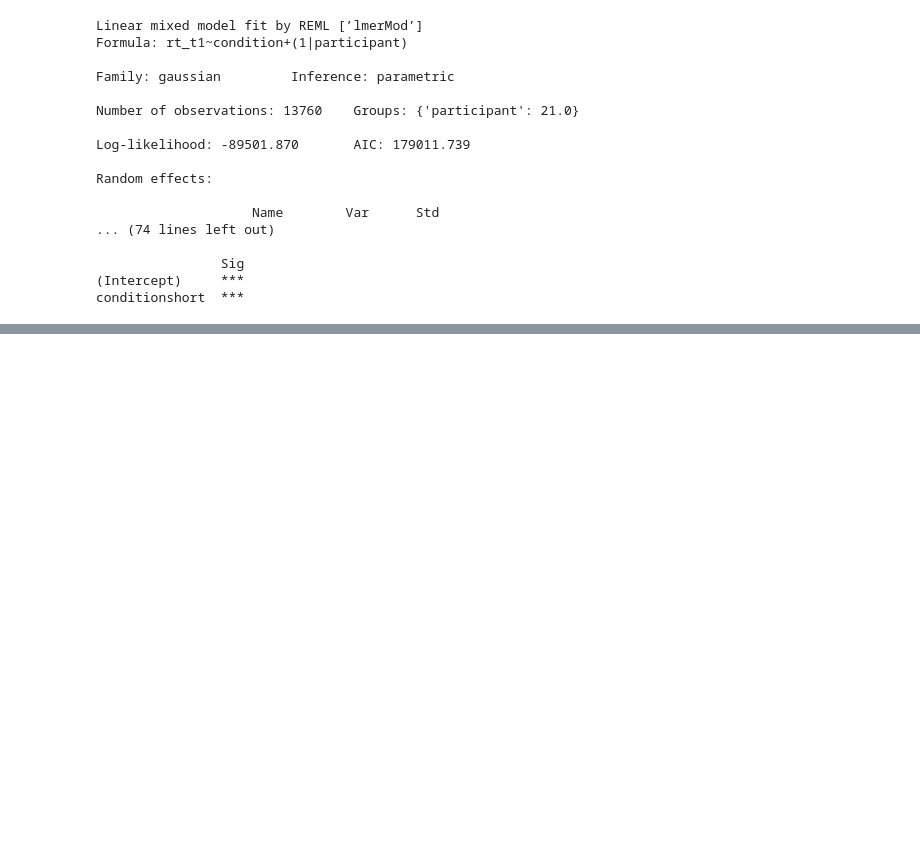
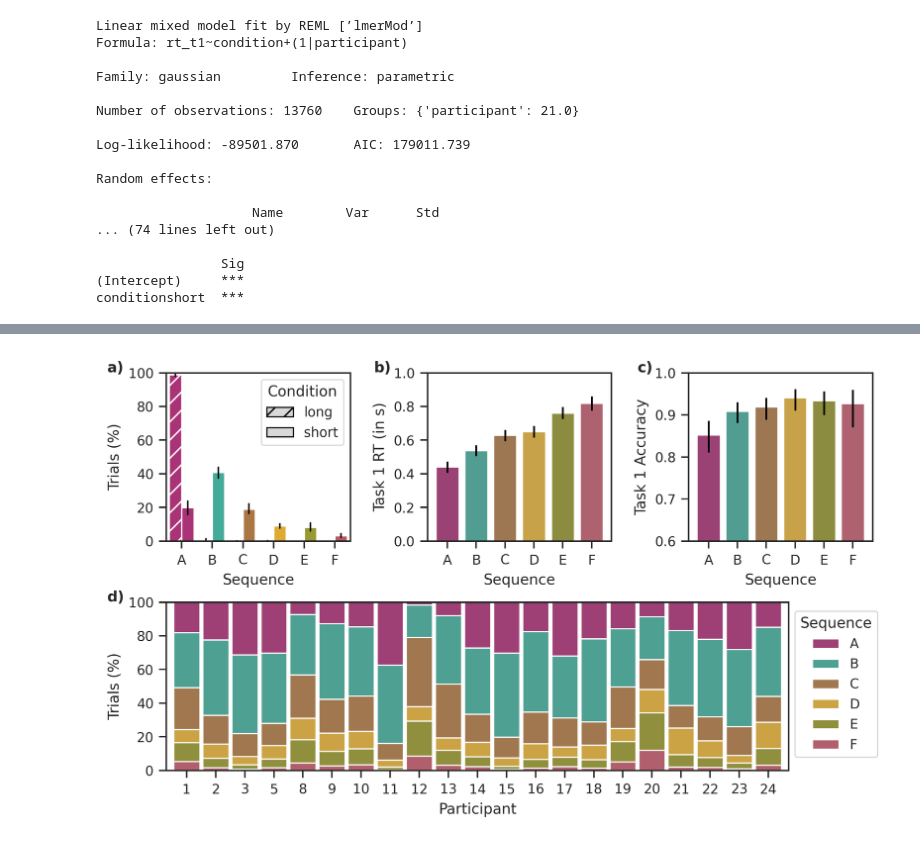
Before and after one commit to rickdott/prp, a Jupyter notebook: s4/4_analysis_combined.ipynb, the cells around one changed output, grey strips where cells are left out. Saved outputs shown, nothing was run; the diff lists cells and outputs as text; code cells hidden in the pictures; blank space fills up the shorter version.

```diff
--- a/s4/4_analysis_combined.ipynb
+++ b/s4/4_analysis_combined.ipynb
@@ -15,6 +15,8 @@ from hmpai.pytorch.mamba import *
 from hmpai.behaviour.sat2 import SAT2_SPLITS
 from hmpai.visualization import predict_with_auc, set_seaborn_style, plot_peak_timing
 import os
+import numpy as np
+import xarray as xr
 import pandas as pd
 import matplotlib.pyplot as plt
 import seaborn as sns
@@ -27,6 +29,8 @@ import polars as pl
 from scipy.special import expit
 from matplotlib.patches import Patch
 import matplotlib.ticker as mtick
+from tqdm.notebook import tqdm
+
 DATA_PATH = Path(os.getenv("DATA_PATH"))
 
 labels_t1 = ["negative", "t1_1", "t1_2", "t1_3"]
@@ -36,7 +40,7 @@ labels_cmb = labels_t1 + labels_t2[1:]
 legible_labels = ["E1", "C1", "R1", "E2", "C2", "R2"]
 # legible_labels = ["T1 Encoding", "T1 Central", "T1 Response", "T2 Encoding", "T2 Central", "T2 Response"]
 # orders = [(0, 1, 2, 3, 4, 5), (0, 1, 3, 2, 4, 5), (0, 3, 1, 2, 4, 5), (0, 1, 3, 4, 2, 5), (0, 3, 1, 4, 2, 5), (0, 3, 4, 1, 2, 5)]
-orders = [(0, 1, 2, 3, 4, 5), (0, 1, 3, 2, 4, 5), (0, 3, 1, 2, 4, 5), (0, 1, 3, 4, 2, 5), (0, 3, 1, 4, 2, 5)]
+orders = [(0, 1, 2, 3, 4, 5), (0, 1, 3, 2, 4, 5), (0, 3, 1, 2, 4, 5), (0, 1, 3, 4, 2, 5), (0, 3, 1, 4, 2, 5), (0, 3, 4, 1, 2, 5)]
 
 set_global_seed(42)
 data_paths = [DATA_PATH / "prp/stage_data_250hz_t2.nc"]
@@ -566,0 +816,3 @@ conditionshort  ***
+# %%
+posterior_df = pd.read_csv("files/trial_posteriors.csv")
+results_df = pd.read_csv("files/behavior_plot_results.csv")
@@ -566,0 +1048,37 @@ conditionshort  ***
+# %%
+def plot_all(posterior_df, results_df):
+    sequence_labels = ["A","B","C","D","E","F"]
+    set_seaborn_style()
+    fig = plt.figure(figsize=(7.09, 4.2), dpi=300, constrained_layout=True)
+    gs  = gridspec.GridSpec(
+        2, 9, figure=fig,
+        width_ratios=[1,1,1, 1,1,1, 1,1,1], height_ratios=[1,1]
+    )
+
+    ax_a = fig.add_subplot(gs[0, 0:3])
+    plot_sequence_bargraph(posterior_df, ax_a, sequence_labels)
+
+    ax_b = fig.add_subplot(gs[0, 3:6])
+    plot_rt_bargraph(results_df, ax_b, sequence_labels)
+
+    ax_c = fig.add_subplot(gs[0, 6:9])
+    plot_performance_bargraph(results_df, ax_c, sequence_labels)
+
+    ax_d = fig.add_subplot(gs[1, 0:8])
+    plot_sequences_per_participant(posterior_df, sequence_labels, ax_d)
+
+    handles, _ = ax_d.get_legend_handles_labels()
+    ax_d.legend().remove()
+    fig.legend(handles[::-1], sequence_labels, title="Sequence",
+               loc="center left", bbox_to_anchor=(0.885, 0.3))
+
+    fig.text(0.005, 0.98, "a)", fontweight="bold")
+    fig.text(0.35, 0.98, "b)", fontweight="bold")
+    fig.text(0.69, 0.98, "c)", fontweight="bold")
+    fig.text(0.005, 0.48, "d)", fontweight="bold")
+    plt.savefig("../img/sequences_result_new.pdf", transparent=True, bbox_inches="tight")
+    plt.show()
+# %%
+plot_all(posterior_df, results_df)
+# %% [output]
+[figure, added]
```
Also changed, not shown: parts of 20 cells of this notebook, 15 other files.
